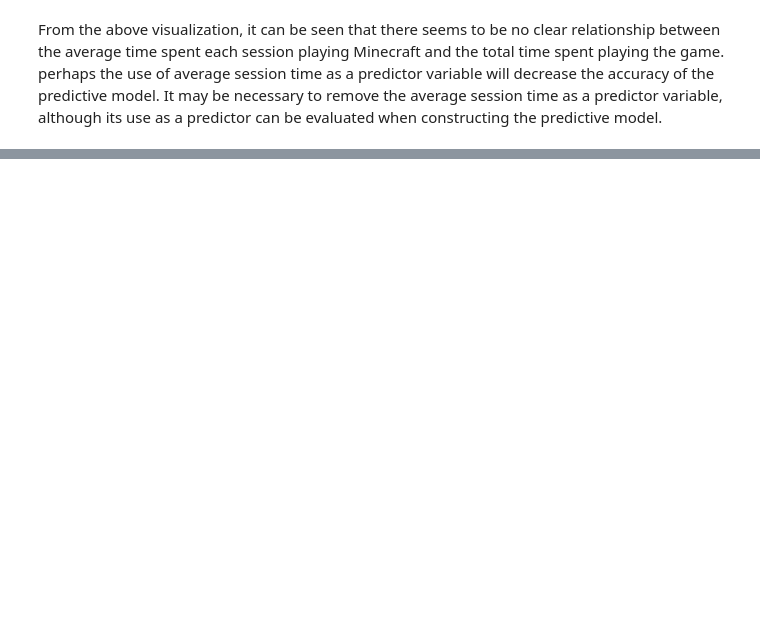
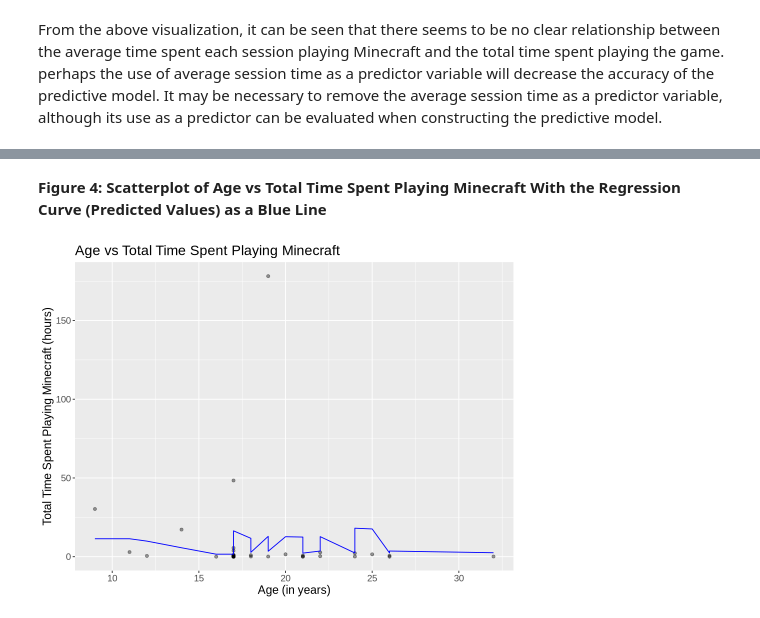
Before and after one commit to lilael-sakhawy/dsci_100_individual_project_planning_stage, a Jupyter notebook: finalproject.ipynb, the cells around one changed output, grey strips where cells are left out. Cells and saved outputs as stored; diff of their text form; code cells hidden in the pictures; blank space fills up the shorter version.

```diff
--- a/finalproject.ipynb
+++ b/finalproject.ipynb
@@ -432,0 +382,14 @@ minecraft_session_time_plot
+# %% [markdown]
+**Figure 4: Scatterplot of Age vs Total Time Spent Playing Minecraft With the Regression Curve (Predicted Values) as a Blue Line**
+# %%
+# plotting age vs played_hours
+minecraft_age_plot <- minecraft_preds |>
+    ggplot(aes(x = Age, y = played_hours)) + #change x var
+    geom_point(alpha = 0.4) +
+    geom_line(aes(x = Age, y = .pred), col='blue') +
+    labs(x = "Age (in years)", y = "Total Time Spent Playing Minecraft (hours)") +
+    ggtitle("Age vs Total Time Spent Playing Minecraft") +
+    theme(text = element_text(size = 14))
+minecraft_age_plot
+# %% [output]
+[figure, added]
```
Also changed, not shown: parts of 24 cells of this notebook.
